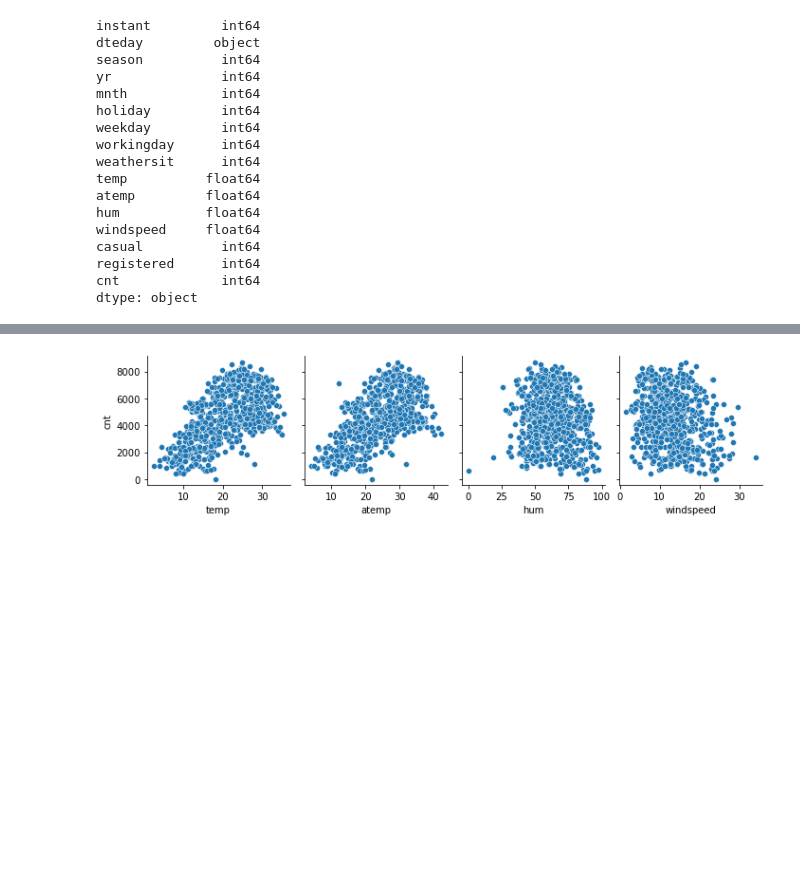
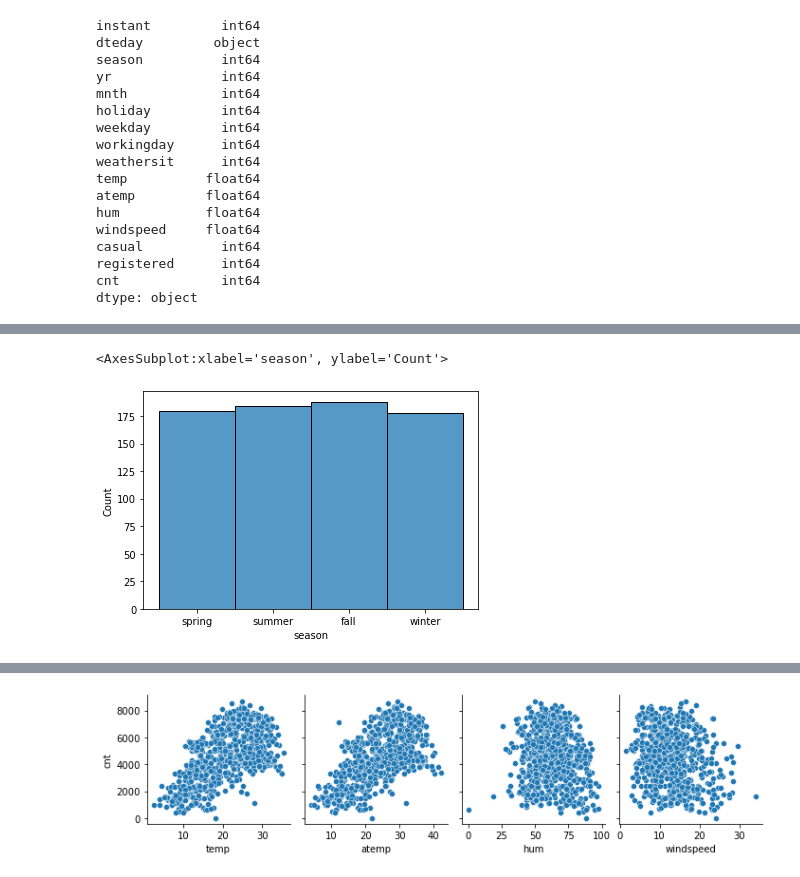
Before and after one commit to gautamjoshi1984/Bike_Sharing_MLR_Assignment, a Jupyter notebook: BikeSharing.ipynb, the cells around one changed output, grey strips where cells are left out. Cells and saved outputs as stored; diff of their text form; code cells hidden in the pictures; blank space fills up the shorter version.

```diff
--- a/BikeSharing.ipynb
+++ b/BikeSharing.ipynb
@@ -99,0 +109,10 @@ df.head()
+# %%
+bike = df.copy()
+#Lets replace the numerical values in the bike dataset with their actual values for better EDA
+bike.season = bike.season.map({1:'spring',2:'summer',3:'fall',4:'winter'})
+bike.yr = bike.yr.map({0:2018,1:2019})
+bike.mnth = bike.mnth.map({1:'jan',2:'feb',3:'mar',4:'apr',5:'may',6:'jun',7:'jul',8:'aug',9:'sep',10:'oct',11:'nov',12:'dec'})
+bike.holiday = bike.holiday.map({0:'No',1:'Yes'})
+bike.weekday = bike.weekday.map({0:'Sunday',1:'Monday',2:'Tuesday',3:'Wednesday',4:'Thursday',5:'Friday',6:'Saturday'})
+bike.workingday = bike.workingday.map({0:'No',1:'Yes'})
+bike.weathersit = bike.weathersit.map({1:'Clear',2:'Misty',3:'Light Snow',4:'Heavy Rain'})
@@ -99,0 +128,6 @@ df.head()
+# %%
+sns.histplot(bike.season)
+#Nothing much to analyze here, data is from all the seasons.
+# %% [output]
+<AxesSubplot:xlabel='season', ylabel='Count'>
+[figure, added]
```
Also changed, not shown: parts of 27 cells of this notebook.
